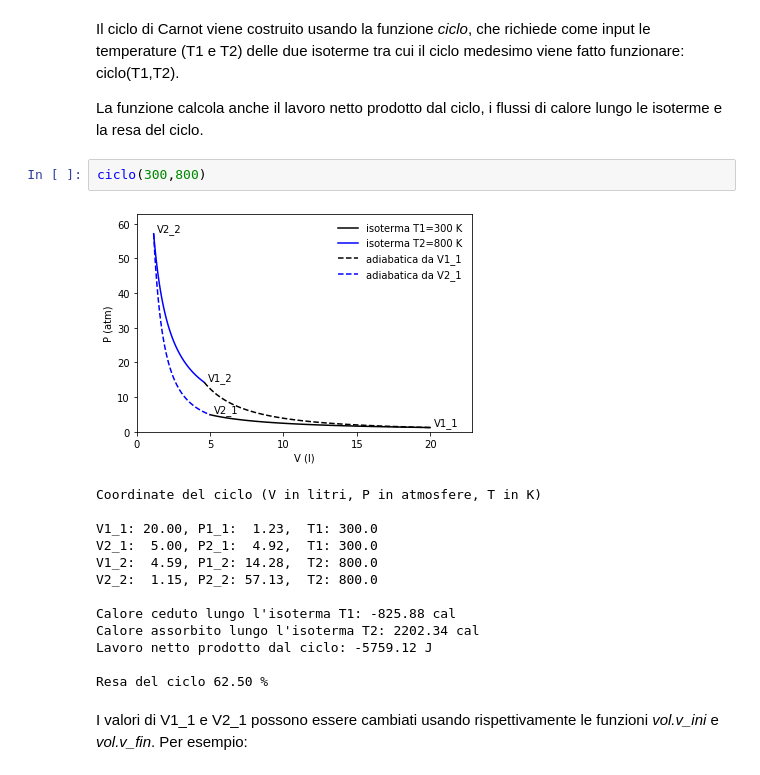
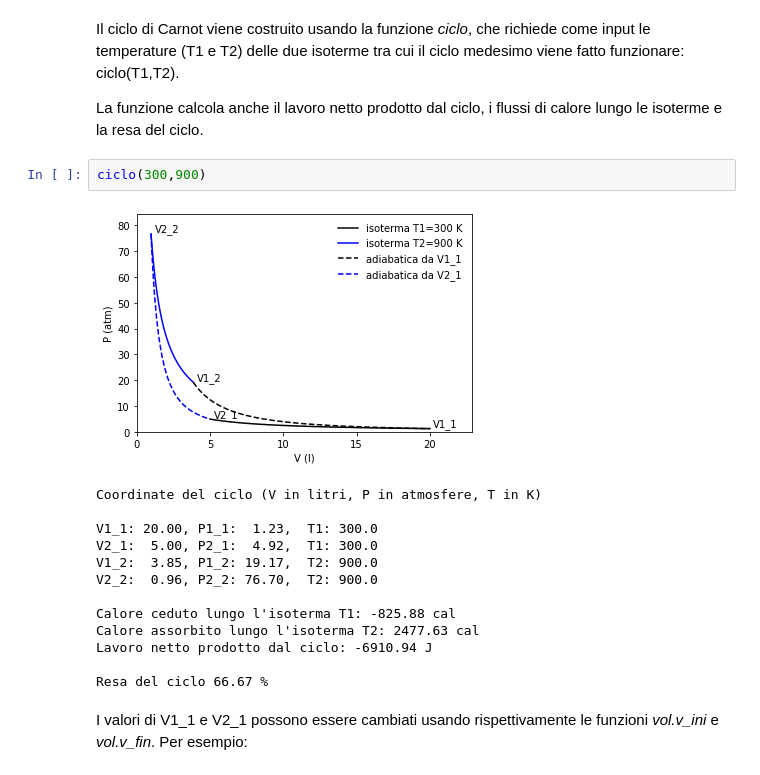
Before and after one commit to Mauro-Prencipe/geochimica, a Jupyter notebook: carnot.ipynb, the cells around one changed output. Cells and saved outputs as stored; diff of their text form.

```diff
--- a/carnot.ipynb
+++ b/carnot.ipynb
@@ -18,21 +18,21 @@ Il ciclo di Carnot viene costruito usando la funzione *ciclo*, che richiede come
 
 La funzione calcola anche il lavoro netto prodotto dal ciclo, i flussi di calore lungo le isoterme e la resa del ciclo.
 # %%
-ciclo(300,800)
+ciclo(300,900)
 # %% [output]
-[figure, old version]
+[figure, new version]
 Coordinate del ciclo (V in litri, P in atmosfere, T in K)
 
 V1_1: 20.00, P1_1:  1.23,  T1: 300.0
 V2_1:  5.00, P2_1:  4.92,  T1: 300.0
-V1_2:  4.59, P1_2: 14.28,  T2: 800.0
-V2_2:  1.15, P2_2: 57.13,  T2: 800.0
+V1_2:  3.85, P1_2: 19.17,  T2: 900.0
+V2_2:  0.96, P2_2: 76.70,  T2: 900.0
 
 Calore ceduto lungo l'isoterma T1: -825.88 cal
-Calore assorbito lungo l'isoterma T2: 2202.34 cal
-Lavoro netto prodotto dal ciclo: -5759.12 J
+Calore assorbito lungo l'isoterma T2: 2477.63 cal
+Lavoro netto prodotto dal ciclo: -6910.94 J
 
-Resa del ciclo 62.50 %
+Resa del ciclo 66.67 %
 # %% [markdown]
 I valori di V1_1 e V2_1 possono essere cambiati usando rispettivamente le funzioni *vol.v_ini* e *vol.v_fin*. Per esempio:
 # %%
```
Also changed, not shown: parts of 3 cells of this notebook, 8 other files.
